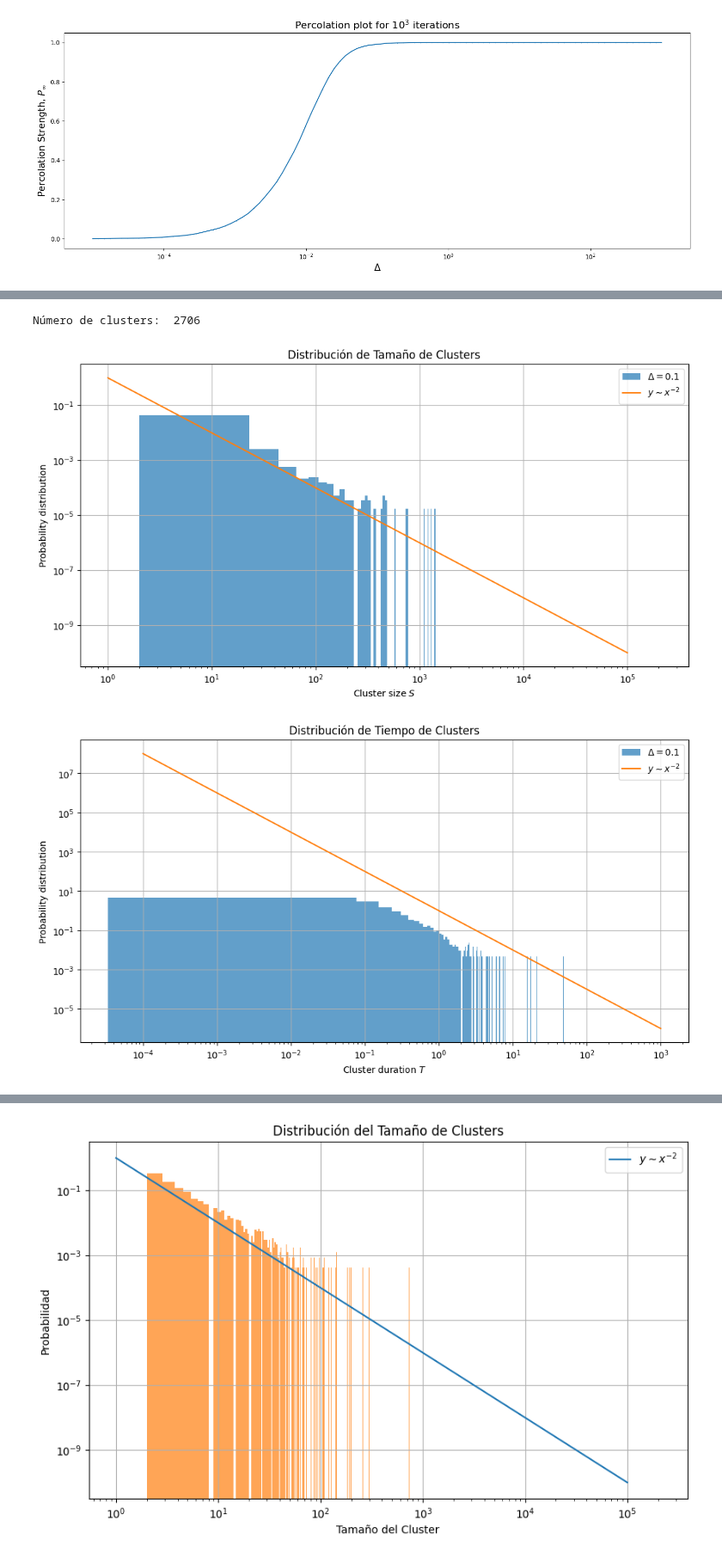
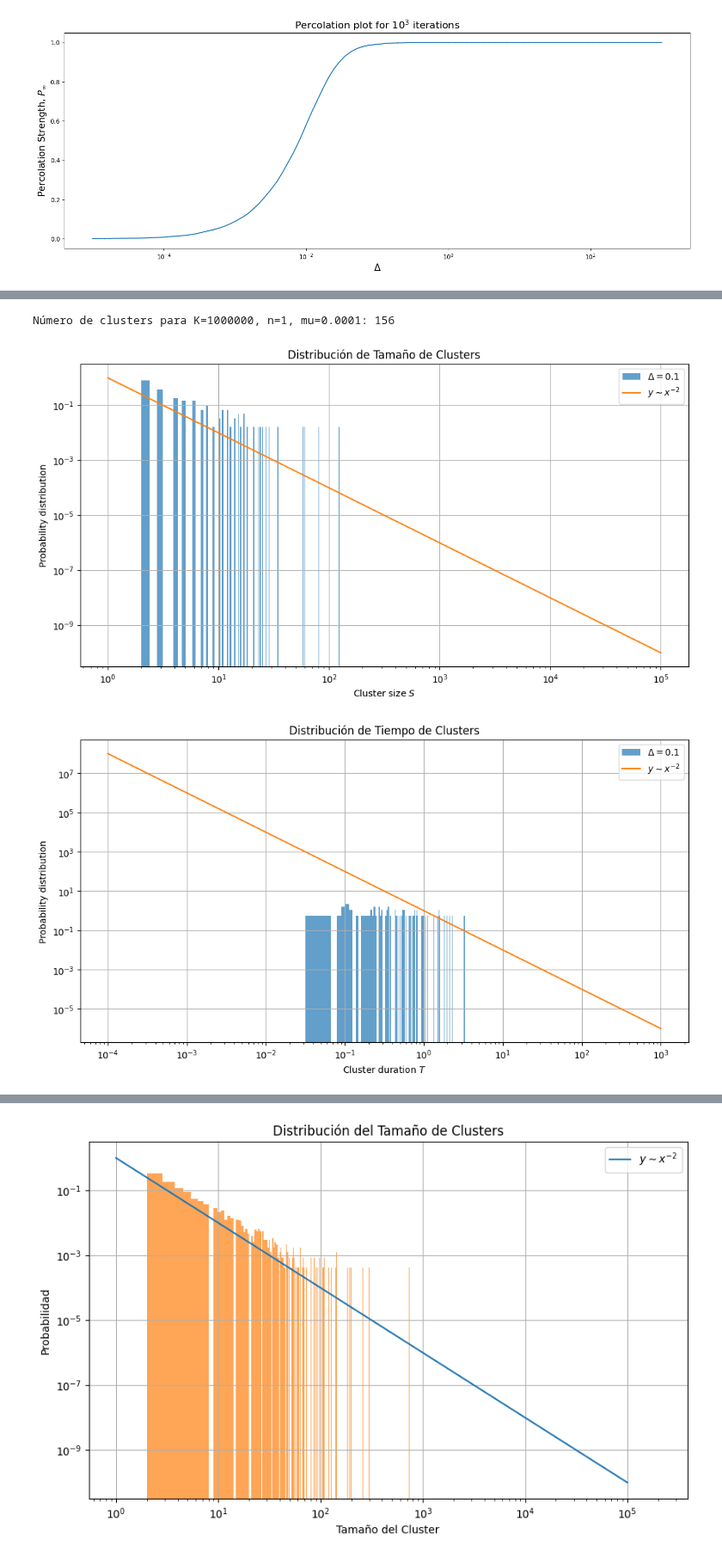
Before and after one commit to RivasAntonio/TFM, a Jupyter notebook: Códigos/Hawkes/Pruebas.ipynb, the cells around one changed output, grey strips where cells are left out. Shown at 86% size. Cells and saved outputs as stored; diff of their text form; code cells hidden in the pictures.

```diff
--- a/Códigos/Hawkes/Pruebas.ipynb
+++ b/Códigos/Hawkes/Pruebas.ipynb
@@ -353,18 +356,11 @@ times = np.cumsum(times_between_events)
+# %%
+K = 10**6
+n = 1
+mu = 10**-4
+
+times, rate = generate_series(K, n, mu)
 # %%
-# Función para identificar clusters con un parámetro delta fijo
-def identify_clusters(times, delta):
-    clusters = []
-    current_cluster = []
-    for i in range(len(times) - 1):
-        if times[i + 1] - times[i] <= delta:
-            if not current_cluster:
-                current_cluster.append(times[i])
-            current_cluster.append(times[i + 1])
-        else:
-            if current_cluster:
-                clusters.append(current_cluster)
-                current_cluster = []
-    return clusters
+delta = np.log(K)/(mu+np.sqrt(2*K*mu))
 
 # Identificar clusters en la serie temporal
 clusters = identify_clusters(times, delta)
@@ -372,39 +368,39 @@ clusters = identify_clusters(times, delta)
 # Calcular el tamaño y tiempo de los clusters
 cluster_sizes = [len(cluster) for cluster in clusters]
 cluster_times = [cluster[-1] - cluster[0] for cluster in clusters]
-print('Número de clusters: ', len(clusters))
+print(f'Número de clusters para K={K}, n={n}, mu={mu}: {len(clusters)} ')
 x1 = np.logspace(0, 5, num=10000, base=10)
 y1 = 1/x1**2
 
 x2 = np.logspace(-4, 3, num=10000, base=10)
 y2 = 1/x2**2
 
 # Graficar el diagrama de tamaño de clusters
 plt.figure(figsize=(12, 6))
 plt.hist(cluster_sizes, bins=10000, log=True, density=True, alpha=0.7, label = '$\Delta = 0.1$')
 plt.plot(x1, y1, label = '$y\sim x^{-2}$')
 plt.xlabel('Cluster size $S$')
 plt.ylabel('Probability distribution')
 plt.xscale('log')
 plt.yscale('log')
 plt.title('Distribución de Tamaño de Clusters')
 plt.legend()
 plt.grid(True)
 plt.show()
 
 # Graficar el diagrama de tiempo de clusters
 plt.figure(figsize=(12, 6))
 plt.hist(cluster_times, bins=10000, log=True, density=True, alpha=0.7, label = '$\Delta = 0.1$')
 plt.plot(x2, y2, label = '$y\sim x^{-2}$')
 plt.xlabel('Cluster duration $T$')
 plt.ylabel('Probability distribution')
 plt.xscale('log')
 plt.yscale('log')
 plt.title('Distribución de Tiempo de Clusters')
 plt.grid(True)
 plt.legend()
 plt.show()
 # %% [output]
-Número de clusters:  2706
+Número de clusters para K=1000000, n=1, mu=0.0001: 156
-[figure, old version]
+[figure, new version]
-[figure, old version]
+[figure, new version]
```
Also changed, not shown: parts of 8 cells of this notebook.
